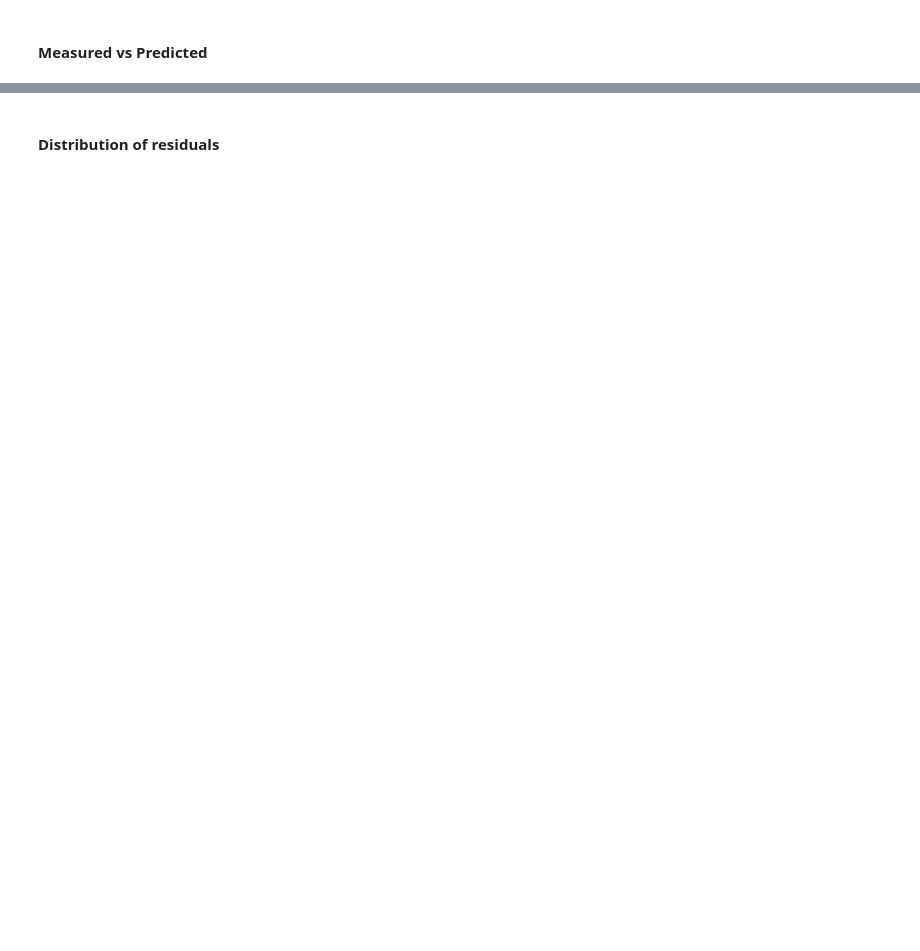
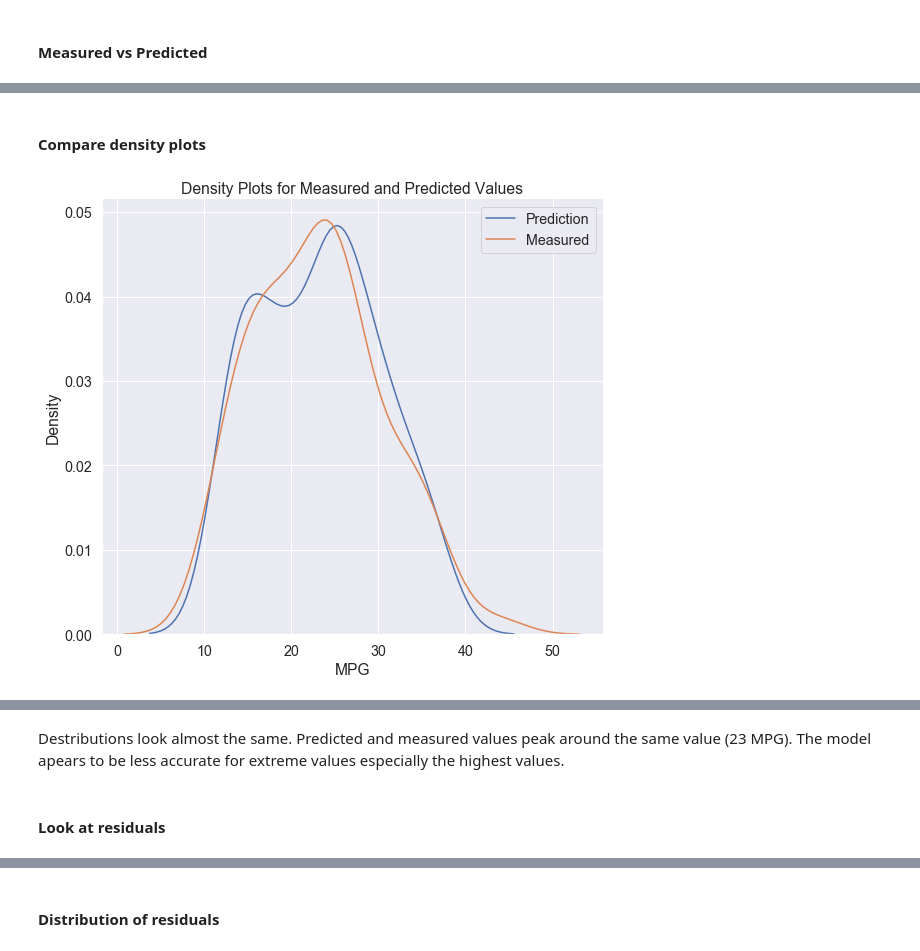
Before and after one commit to rachida-sgh/auto-mpg, a Jupyter notebook: notebooks/06_model_evaluation.ipynb, the cells around one changed output, grey strips where cells are left out. Cells and saved outputs as stored; diff of their text form; code cells hidden in the pictures; blank space fills up the shorter version.

```diff
--- a/notebooks/06_model_evaluation.ipynb
+++ b/notebooks/06_model_evaluation.ipynb
@@ -96,0 +134,16 @@ sns.despine()
+# %% [markdown]
+#### Compare density plots
+# %%
+figsize(8, 8)
+
+# Density plot of the final predictions and the test values
+sns.kdeplot(y_test_pred, label="Prediction")
+sns.kdeplot(y_test, label="Measured")
+
+# Label the plot
+plt.xlabel("MPG")
+plt.ylabel("Density")
+plt.title("Density Plots for Measured and Predicted Values")
+sns.despine()
+# %% [output]
+[figure, added]
@@ -97 +151,5 @@ sns.despine()
+# %% [markdown]
+Destributions look almost the same. Predicted and measured values peak around the same value (23 MPG). The model apears to be less accurate for extreme values especially the highest values.
+# %% [markdown]
+#### Look at residuals
 # %%
```
Also changed, not shown: parts of 34 cells of this notebook, 6 other files.
